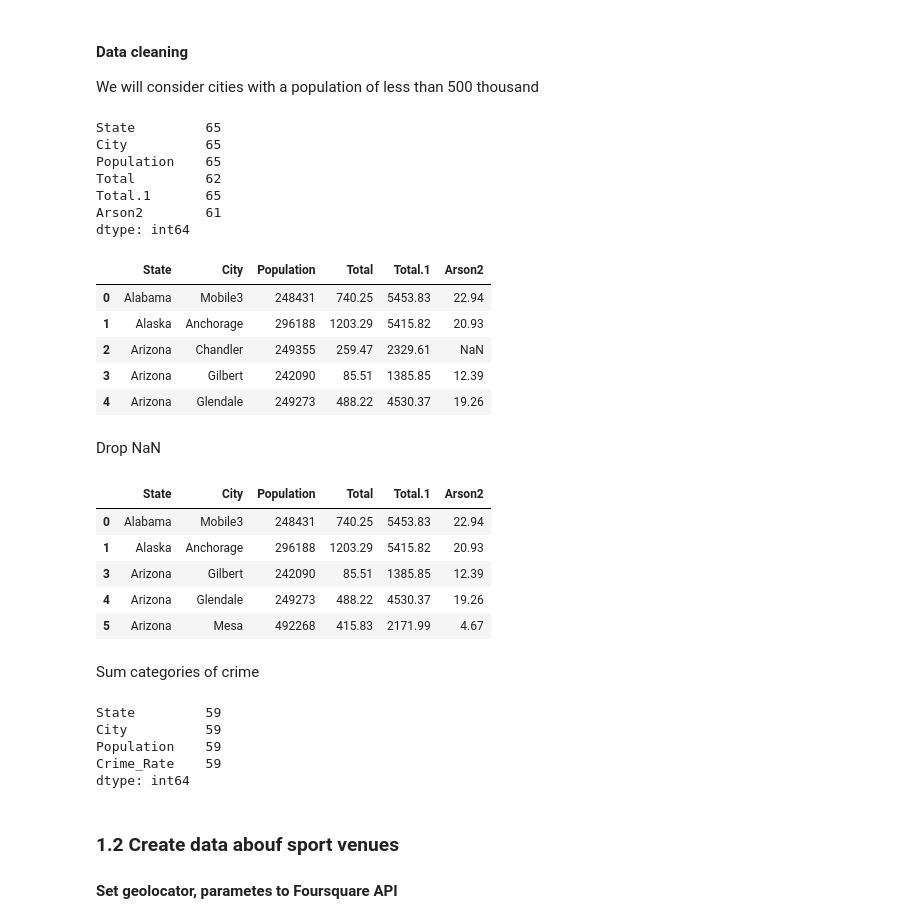
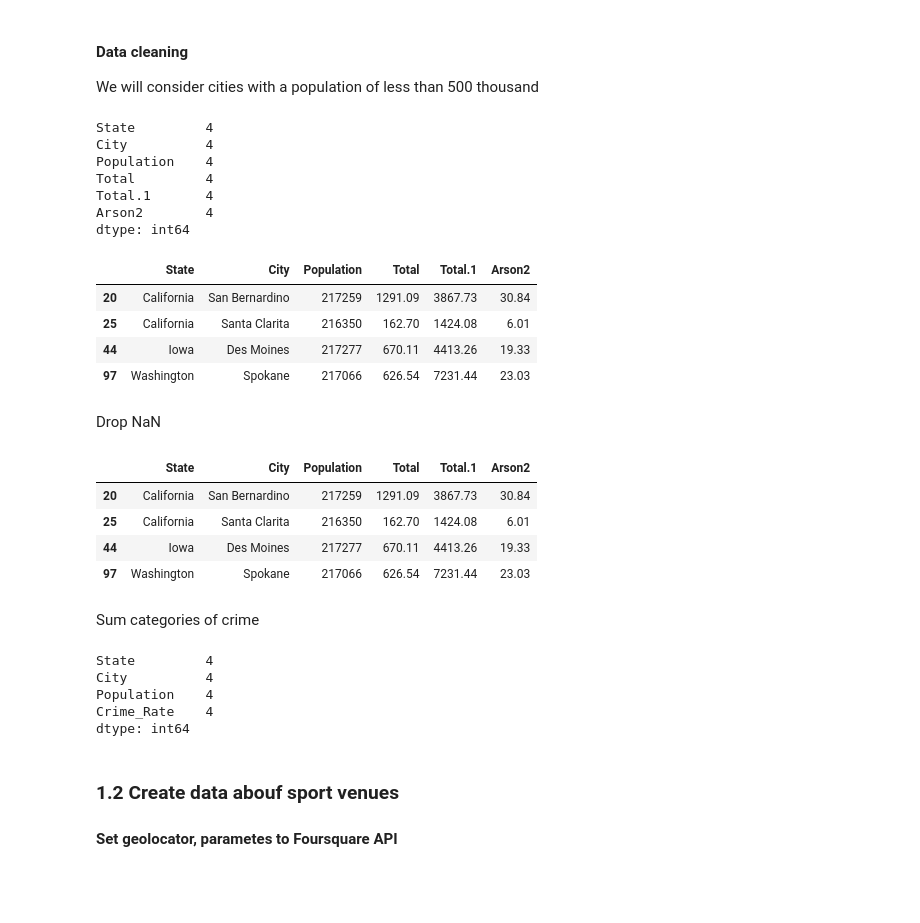
Before and after one commit to Pavel-V/Applied_Data_Science_Capstone, a Jupyter notebook: Test.ipynb, the cells around one changed output. Drawn from its saved outputs; the diff is of its cells as text; code cells hidden in the pictures; blank space fills up the shorter version.

```diff
--- a/Test.ipynb
+++ b/Test.ipynb
@@ -54,24 +54,23 @@ dtype: int64
 We will consider cities with a population of less than 500 thousand
 # %%
 critme_df = critme_raw_df
-critme_df = critme_df[critme_df.Population < 500000]
+critme_df = critme_df[critme_df.Population < 220000]
 critme_df = critme_df[['State', 'City', 'Population', 'Total', 'Total.1', 'Arson2']]
 print(critme_df.count())
 critme_df.head()
 # %% [output]
-State         65
-City          65
-Population    65
-Total         62
-Total.1       65
-Arson2        61
+State         4
+City          4
+Population    4
+Total         4
+Total.1       4
+Arson2        4
 dtype: int64
 |  | State | City | Population | Total | Total.1 | Arson2 |
-| 0 | Alabama | Mobile3 | 248431 | 740.25 | 5453.83 | 22.94 |
-| 1 | Alaska | Anchorage | 296188 | 1203.29 | 5415.82 | 20.93 |
-| 2 | Arizona | Chandler | 249355 | 259.47 | 2329.61 | NaN |
-| 3 | Arizona | Gilbert | 242090 | 85.51 | 1385.85 | 12.39 |
-| 4 | Arizona | Glendale | 249273 | 488.22 | 4530.37 | 19.26 |
+| 20 | California | San Bernardino | 217259 | 1291.09 | 3867.73 | 30.84 |
+| 25 | California | Santa Clarita | 216350 | 162.70 | 1424.08 | 6.01 |
+| 44 | Iowa | Des Moines | 217277 | 670.11 | 4413.26 | 19.33 |
+| 97 | Washington | Spokane | 217066 | 626.54 | 7231.44 | 23.03 |
 # %% [markdown]
 Drop NaN
 # %%
@@ -79,11 +78,10 @@ critme_df = critme_df.dropna()
 critme_df.head()
 # %% [output]
 |  | State | City | Population | Total | Total.1 | Arson2 |
-| 0 | Alabama | Mobile3 | 248431 | 740.25 | 5453.83 | 22.94 |
-| 1 | Alaska | Anchorage | 296188 | 1203.29 | 5415.82 | 20.93 |
-| 3 | Arizona | Gilbert | 242090 | 85.51 | 1385.85 | 12.39 |
-| 4 | Arizona | Glendale | 249273 | 488.22 | 4530.37 | 19.26 |
-| 5 | Arizona | Mesa | 492268 | 415.83 | 2171.99 | 4.67 |
+| 20 | California | San Bernardino | 217259 | 1291.09 | 3867.73 | 30.84 |
+| 25 | California | Santa Clarita | 216350 | 162.70 | 1424.08 | 6.01 |
+| 44 | Iowa | Des Moines | 217277 | 670.11 | 4413.26 | 19.33 |
+| 97 | Washington | Spokane | 217066 | 626.54 | 7231.44 | 23.03 |
 # %% [markdown]
 Sum categories of crime
 # %%
@@ -92,10 +90,10 @@ critme_df_result = critme_df[['State', 'City', 'Population', 'Crime_Rate']]
 critme_df_result.head()
 print(critme_df_result.count())
 # %% [output]
-State         59
-City          59
-Population    59
-Crime_Rate    59
+State         4
+City          4
+Population    4
+Crime_Rate    4
 dtype: int64
 # %% [markdown]
 ### 1.2 Create data abouf sport venues
```
Also changed, not shown: parts of 17 cells of this notebook, 1 other file.
